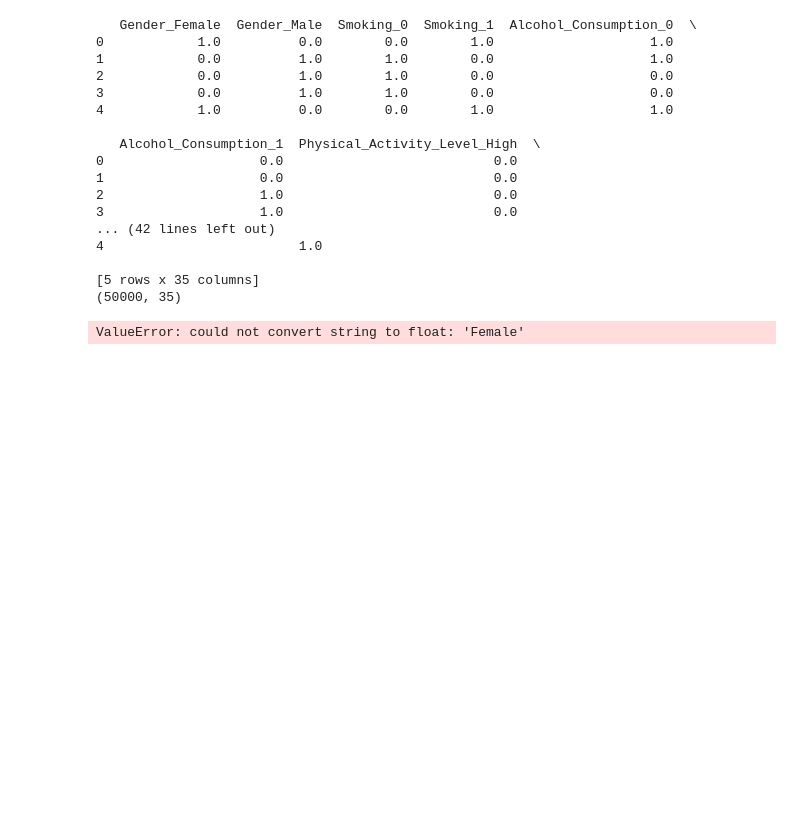
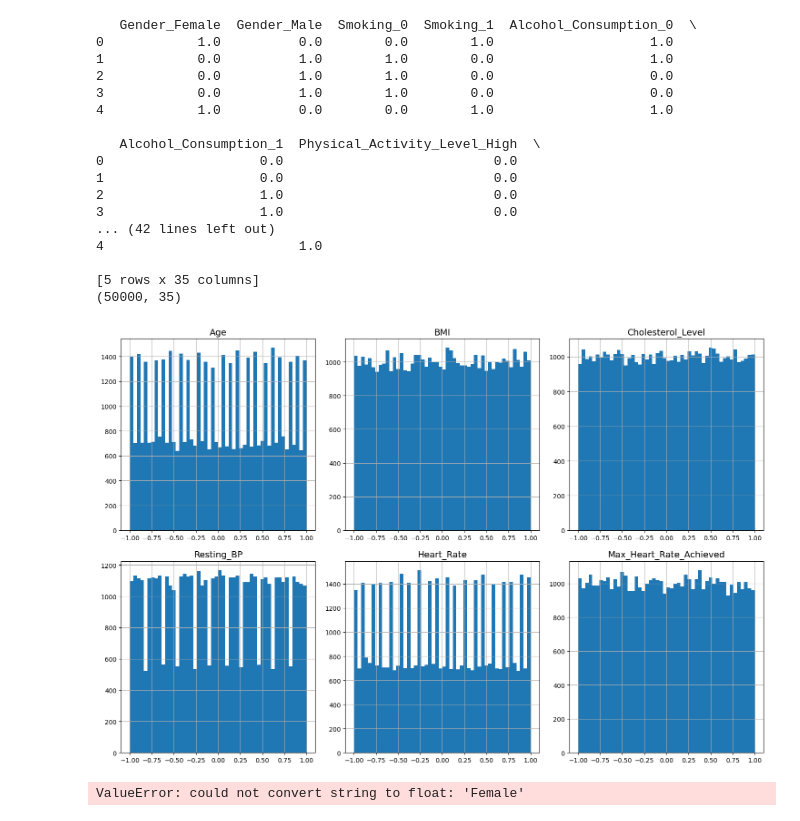
Before and after one commit to wheselmans/data_science_cases, a Jupyter notebook: cases/Cases_LogReg_Geert_HeartAttackRiskPrediction/CaseLogReg_20250205.ipynb, the cells around one changed output. Cells and saved outputs as stored; diff of their text form; code cells hidden in the pictures; blank space fills up the shorter version.

Commit message:
Min max scaling toegevoegd voor de numerische waarden

```diff
--- a/cases/Cases_LogReg_Geert_HeartAttackRiskPrediction/CaseLogReg_20250205.ipynb
+++ b/cases/Cases_LogReg_Geert_HeartAttackRiskPrediction/CaseLogReg_20250205.ipynb
@@ -374,6 +374,34 @@ print(df_cat_encoded.shape)
 
 [5 rows x 35 columns]
 (50000, 35)
+# %%
+# feature scaling
+
+from sklearn.preprocessing import MinMaxScaler
+
+min_max_scaler = MinMaxScaler(feature_range=(-1, 1))
+num_min_max_scaled = min_max_scaler.fit_transform(df_num)
+
+df_num_min_max_scaled = pd.DataFrame(num_min_max_scaled,
+                        columns=df_num_col,
+                        index=df_num.index)
+
+num_columns = 3
+num_plots = len(df_num_min_max_scaled.columns)
+num_rows = (num_plots + num_columns - 1) // num_columns
+fig, axes = plt.subplots(num_rows, num_columns, figsize=(15, num_rows * 5))
+axes = axes.flatten()
+for i, column in enumerate(df_num_min_max_scaled.columns):
+    df_num_min_max_scaled[column].hist(bins=50, ax=axes[i])
+    axes[i].set_title(column)
+# Hide any unused subplots
+for i in range(num_plots, len(axes)):
+    fig.delaxes(axes[i])
+plt.tight_layout()
+save_fig("Numercal features na min-max_scaling")
+plt.show()
+# %% [output]
+[figure, added]
 # %%
 # toch ook eens naar de correlatie gaan kijken
 
```
Also changed, not shown: 1 other file.
